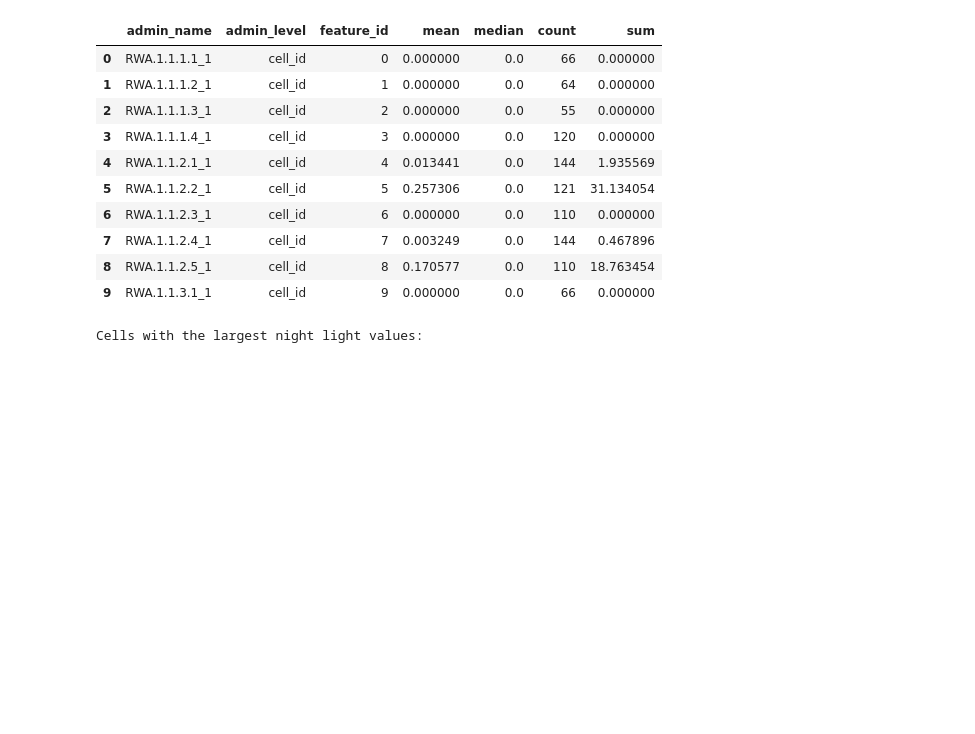
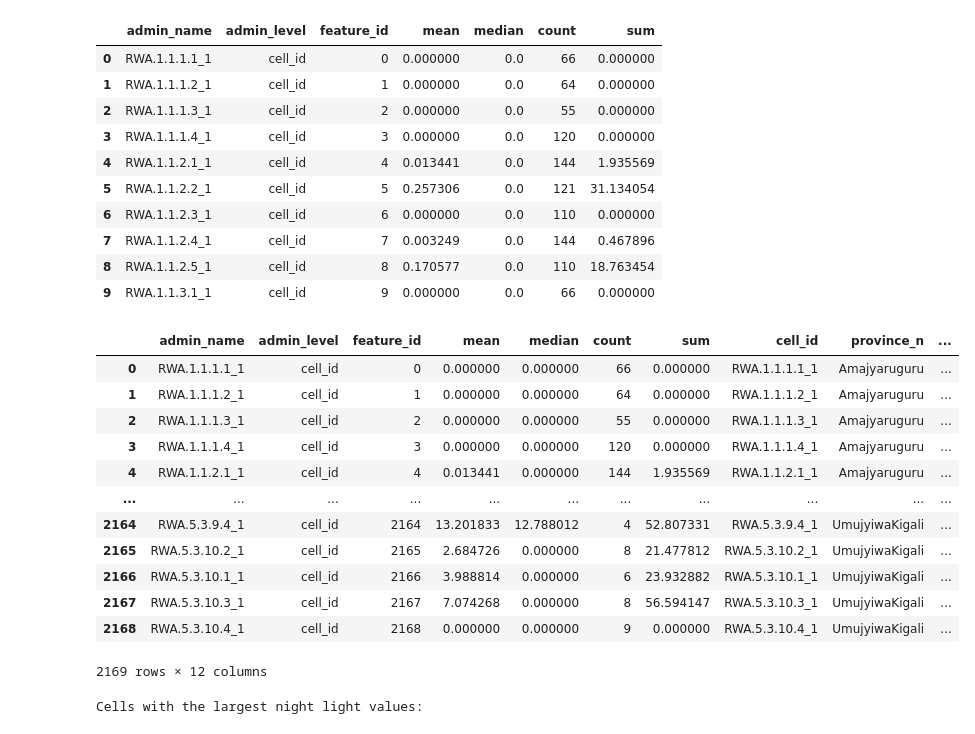
Before and after one commit to Karenzo2150/nightlight-analysis-Evariste.M, a Jupyter notebook: notebooks/assignment-3-zonal-stats.ipynb, the cells around one changed output. Drawn from its saved outputs; the diff is of its cells as text; code cells hidden in the pictures; blank space fills up the shorter version.

```diff
--- a/notebooks/assignment-3-zonal-stats.ipynb
+++ b/notebooks/assignment-3-zonal-stats.ipynb
@@ -392,17 +393,32 @@ Analysis complete! Results shape: (2169, 7)
 # %%
 # ==================================================
 # SAVE RESULTS
 # ==================================================
 
 # Ensure we grab region names from original shapefile
 cols2keep = ['cell_id', 'province_n', 'district_n', 'sector_nam', 'cell_name']
 df_stats2 = df_stats.merge(gdf_adm4[cols2keep], left_on="admin_name", right_on='cell_id', how='left')
 
 # Save results with the following columns
 cols2keep = ['province_n', 'district_n', 'sector_nam',  'cell_name', 'mean', 'median', 'count',
        'sum']
 
 df_stats2[cols2keep].to_csv(DIR_DATA / "ntl/rw-adm4-ntl-stats.csv", index=False)
+df_stats2
+# %% [output]
+|  | admin_name | admin_level | feature_id | mean | median | count | sum | cell_id | province_n | ... |
+| 0 | RWA.1.1.1.1_1 | cell_id | 0 | 0.000000 | 0.000000 | 66 | 0.000000 | RWA.1.1.1.1_1 | Amajyaruguru | ... |
+| 1 | RWA.1.1.1.2_1 | cell_id | 1 | 0.000000 | 0.000000 | 64 | 0.000000 | RWA.1.1.1.2_1 | Amajyaruguru | ... |
+| 2 | RWA.1.1.1.3_1 | cell_id | 2 | 0.000000 | 0.000000 | 55 | 0.000000 | RWA.1.1.1.3_1 | Amajyaruguru | ... |
+| 3 | RWA.1.1.1.4_1 | cell_id | 3 | 0.000000 | 0.000000 | 120 | 0.000000 | RWA.1.1.1.4_1 | Amajyaruguru | ... |
+| 4 | RWA.1.1.2.1_1 | cell_id | 4 | 0.013441 | 0.000000 | 144 | 1.935569 | RWA.1.1.2.1_1 | Amajyaruguru | ... |
+| ... | ... | ... | ... | ... | ... | ... | ... | ... | ... | ... |
+| 2164 | RWA.5.3.9.4_1 | cell_id | 2164 | 13.201833 | 12.788012 | 4 | 52.807331 | RWA.5.3.9.4_1 | UmujyiwaKigali | ... |
+| 2165 | RWA.5.3.10.2_1 | cell_id | 2165 | 2.684726 | 0.000000 | 8 | 21.477812 | RWA.5.3.10.2_1 | UmujyiwaKigali | ... |
+| 2166 | RWA.5.3.10.1_1 | cell_id | 2166 | 3.988814 | 0.000000 | 6 | 23.932882 | RWA.5.3.10.1_1 | UmujyiwaKigali | ... |
+| 2167 | RWA.5.3.10.3_1 | cell_id | 2167 | 7.074268 | 0.000000 | 8 | 56.594147 | RWA.5.3.10.3_1 | UmujyiwaKigali | ... |
+| 2168 | RWA.5.3.10.4_1 | cell_id | 2168 | 0.000000 | 0.000000 | 9 | 0.000000 | RWA.5.3.10.4_1 | UmujyiwaKigali | ... |
+2169 rows × 12 columns
 # %%
 ## Report on Cells with Largest Night Light Values
 df_largest_cells = df_stats2.nlargest(10, 'mean')
```
Also changed, not shown: parts of 3 cells of this notebook, 1 other file.
